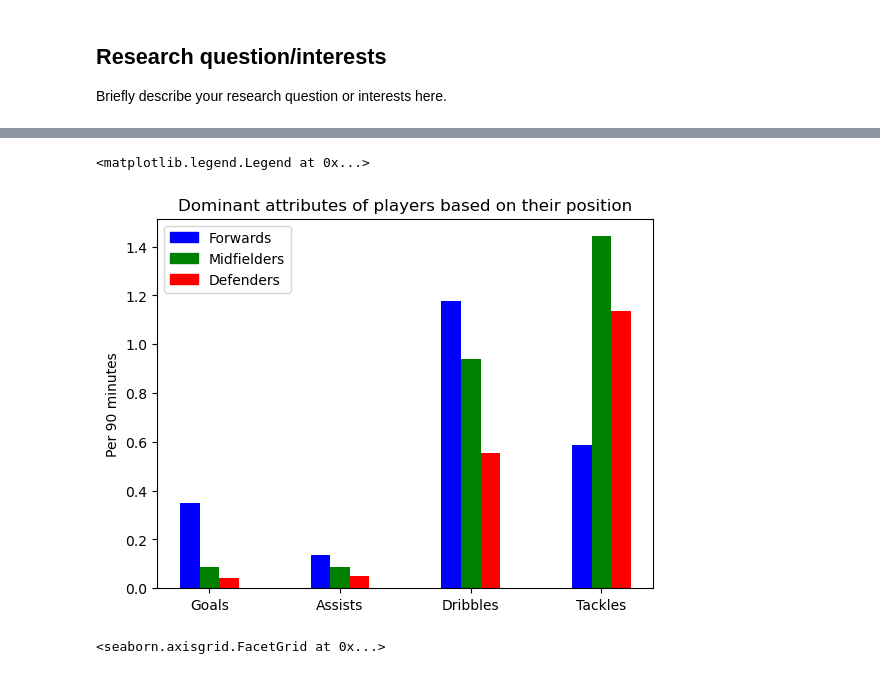
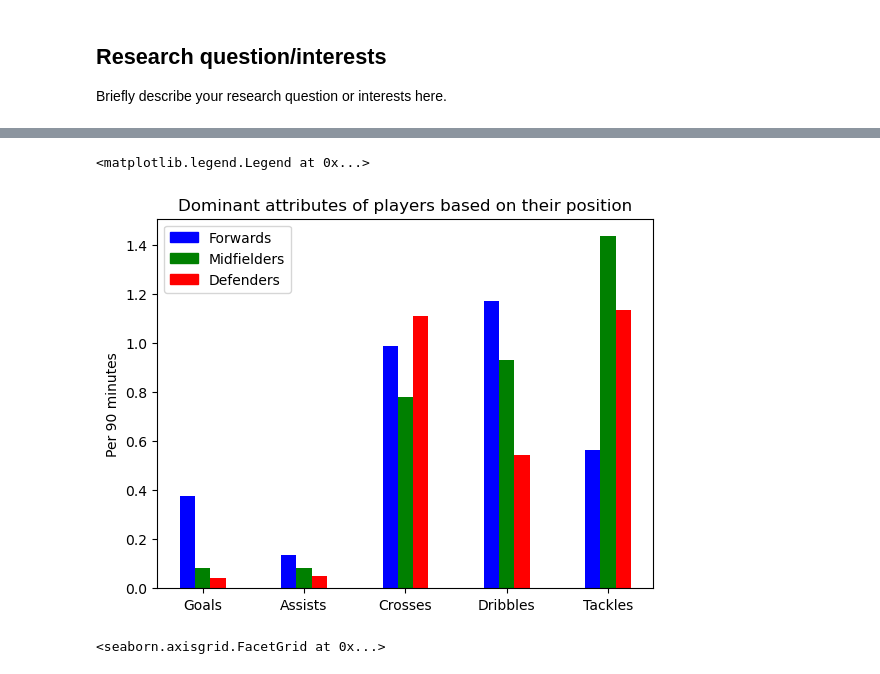
Before and after one commit to ubco-W2022T1-cosc301/project-group-25, a Jupyter notebook: notebooks/analysis1.ipynb, the cells around one changed output, grey strips where cells are left out. Drawn from its saved outputs; the diff is of its cells as text; code cells hidden in the pictures.

Commit message:
Cleaned some data

```diff
--- a/notebooks/analysis1.ipynb
+++ b/notebooks/analysis1.ipynb
@@ -45,11 +27,12 @@ print(df)
 # %%
+#Creating new data frames based on player positions
 forwards = df[df.Pos == "FW"]
 midfielders = df[df.Pos == "MF"]
 defenders = df[df.Pos == "DF"]
 
-forwards = forwards[["Goals", "PasTotCmp", "TklWon", "Assists", "Touches", "DriPast"]]
-midfielders = midfielders[["Goals", "PasTotCmp", "TklWon", "Assists", "Touches", "DriPast"]]
-defenders = defenders[["Goals", "PasTotCmp", "TklWon", "Assists", "Touches", "DriPast"]]
+forwards = forwards[["Goals", "PasTotCmp", "TklWon", "Assists", "Touches", "DriPast", "Crs"]]
+midfielders = midfielders[["Goals", "PasTotCmp", "TklWon", "Assists", "Touches", "DriPast", "Crs"]]
+defenders = defenders[["Goals", "PasTotCmp", "TklWon", "Assists", "Touches", "DriPast", "Crs"]]
 # %%
 print(forwards.describe())
 # %% [output]
@@ -89,29 +102,29 @@ max      0.770000   87.200000    3.060000    0.530000  105.300000    4.290000
 # %%
-y1 = fw_mean = forwards.describe().loc['mean', ['Goals', 'Assists', 'DriPast', 'TklWon']]
-y2 = mf_mean = midfielders.describe().loc['mean', ['Goals', 'Assists', 'DriPast', 'TklWon']]
-y3 = df_mean = defenders.describe().loc['mean', ['Goals', 'Assists', 'DriPast', 'TklWon']]
+y1 = fw_mean = forwards.describe().loc['mean', ['Goals', 'Assists', 'Crs', 'DriPast', 'TklWon']]
+y2 = mf_mean = midfielders.describe().loc['mean', ['Goals', 'Assists', 'Crs', 'DriPast', 'TklWon']]
+y3 = df_mean = defenders.describe().loc['mean', ['Goals', 'Assists', 'Crs', 'DriPast', 'TklWon']]
 
 x = np.arange(len(y1))
 # %%
 #Bar Plot
 bar_width = 0.15
 plt.bar(x, y1, width = bar_width, color = 'blue')
 plt.bar(x + bar_width, y2, width = bar_width, color = 'green')
 plt.bar(x + bar_width*2, y3, width = bar_width, color = 'red')
 
 #Labels
-plt.xticks(x + bar_width, ['Goals', 'Assists', 'Dribbles', 'Tackles'])
+plt.xticks(x + bar_width, ['Goals', 'Assists', 'Crosses', 'Dribbles', 'Tackles'])
 plt.title('Dominant attributes of players based on their position')
 plt.ylabel('Per 90 minutes')
 
 #Legend
 colors = {'Forwards':'blue', 'Midfielders':'green', 'Defenders':'red'}
 labels = list(colors.keys())
 handles = [plt.Rectangle((0,0),1,1, color=colors[label]) for label in labels]
 plt.legend(handles, labels)
 # %% [output]
 <matplotlib.legend.Legend at 0x...>
-[figure, old version]
+[figure, new version]
 # %%
 #Scatter Plot
 sns.relplot(x = 'PasTotCmp',
```
Also changed, not shown: parts of 6 cells of this notebook.
